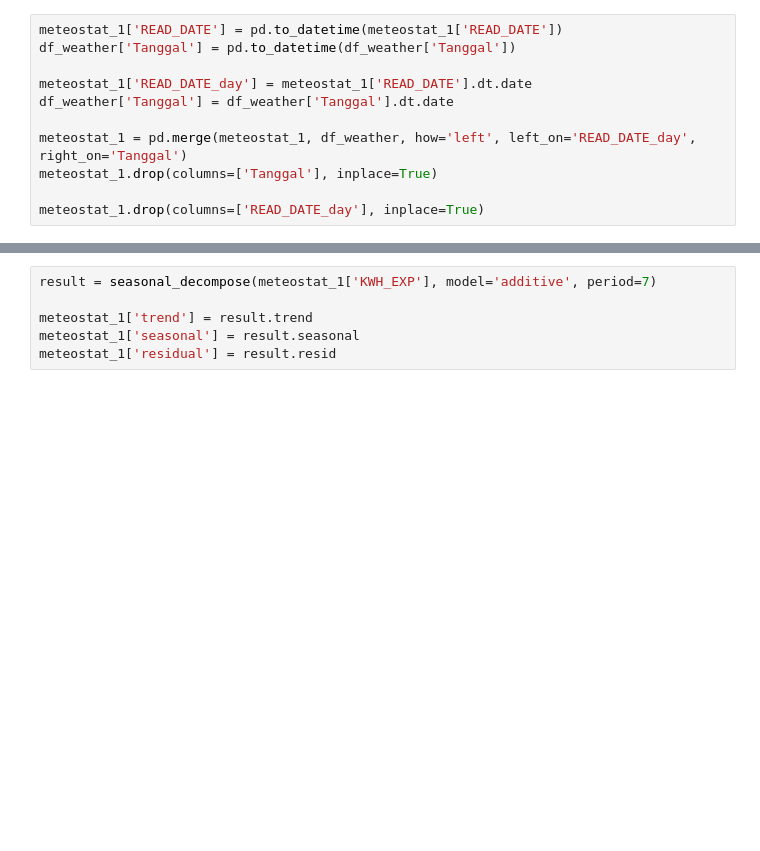
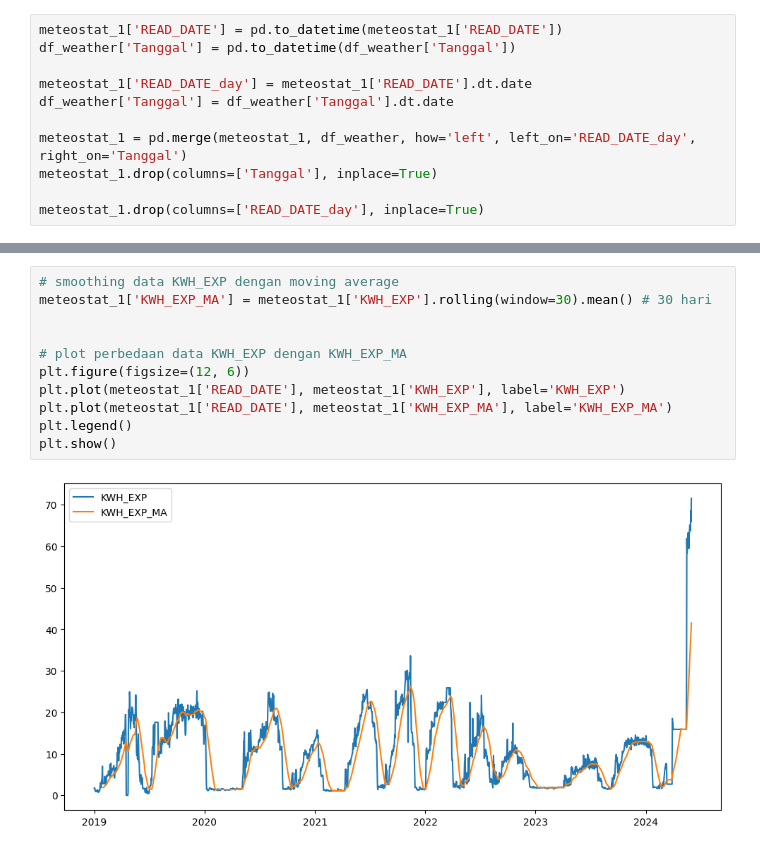
Before and after one commit to srikresna/electricity-usage-forecast, a Jupyter notebook: 7-next-feature-engineering.ipynb, the cells around one changed output, grey strips where cells are left out. Cells and saved outputs as stored; diff of their text form; blank space fills up the shorter version.

Commit message:
feat: smoothing strategy

```diff
--- a/7-next-feature-engineering.ipynb
+++ b/7-next-feature-engineering.ipynb
@@ -64,7 +69,14 @@ meteostat_1
 1978 rows × 12 columns
-# %%
-result = seasonal_decompose(meteostat_1['KWH_EXP'], model='additive', period=7)
-
-meteostat_1['trend'] = result.trend
-meteostat_1['seasonal'] = result.seasonal
-meteostat_1['residual'] = result.resid
+# %%
+# smoothing data KWH_EXP dengan moving average
+meteostat_1['KWH_EXP_MA'] = meteostat_1['KWH_EXP'].rolling(window=30).mean() # 30 hari
+
+
+# plot perbedaan data KWH_EXP dengan KWH_EXP_MA
+plt.figure(figsize=(12, 6))
+plt.plot(meteostat_1['READ_DATE'], meteostat_1['KWH_EXP'], label='KWH_EXP')
+plt.plot(meteostat_1['READ_DATE'], meteostat_1['KWH_EXP_MA'], label='KWH_EXP_MA')
+plt.legend()
+plt.show()
+# %% [output]
+[figure, added]
```
Also changed, not shown: parts of 11 cells of this notebook, 5 other files.
